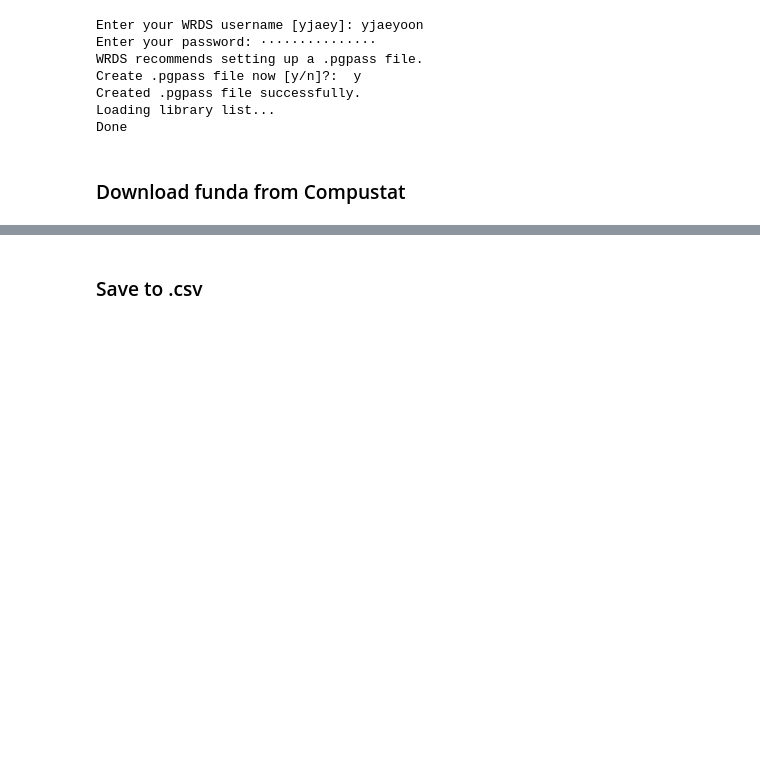
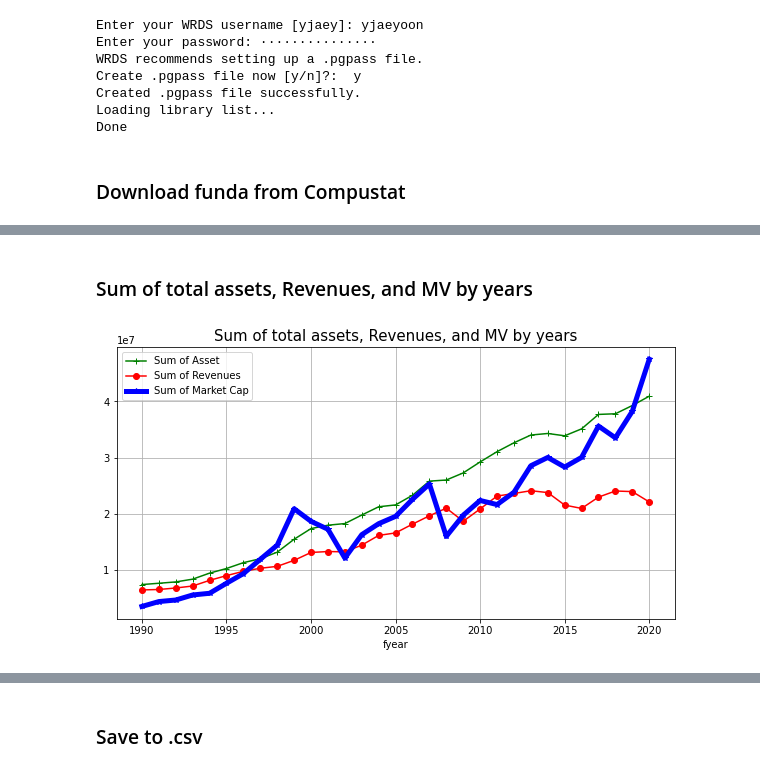
Before and after one commit to jaeyoonyu/jaeyoonyu.github.io, a Jupyter notebook: _code/wrds-download-compustat.ipynb, the cells around one changed output, grey strips where cells are left out. Saved outputs shown, nothing was run; the diff lists cells and outputs as text; code cells hidden in the pictures; blank space fills up the shorter version.

```diff
--- a/_code/wrds-download-compustat.ipynb
+++ b/_code/wrds-download-compustat.ipynb
@@ -48,0 +61,11 @@ df.head()
+# %% [markdown]
+### Sum of total assets, Revenues, and MV by years
+# %%
+df.groupby(['fyear']).sum()['at'].plot(kind='line', color= 'g', marker='+', label= 'Sum of Asset')
+df.groupby(['fyear']).sum()['sale'].plot(kind='line', color= 'r', marker='o', label= 'Sum of Revenues')
+df.groupby(['fyear']).sum()['mv'].plot(kind='line', figsize=(10,5), grid= True, color= 'b', marker='*', lw= 5, label= 'Sum of Market Cap')
+plt.legend()
+plt.title("Sum of total assets, Revenues, and MV by years", fontsize= 15)
+plt.show()
+# %% [output]
+[figure, added]
```
Also changed, not shown: parts of 11 cells of this notebook, 6 other files.
